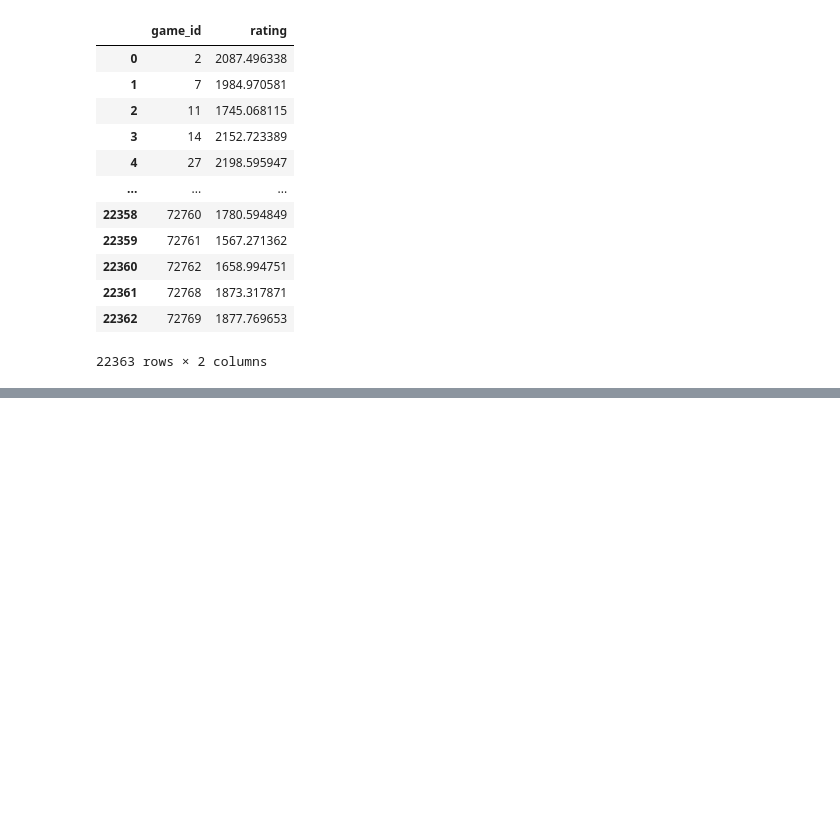
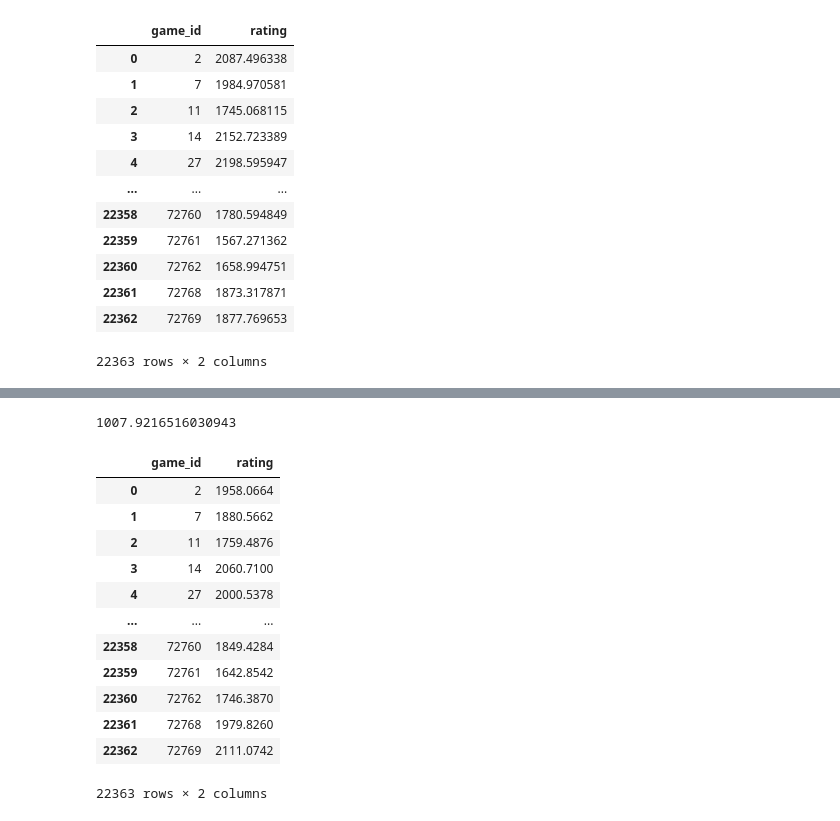
Before and after one commit to Hamsaask/Scrabble-Player-rating-prediction, a Jupyter notebook: scrabble-rating-model.ipynb, the cells around one changed output, grey strips where cells are left out. Cells and saved outputs as stored; diff of their text form; code cells hidden in the pictures; blank space fills up the shorter version.

Commit message:
Kaggle Notebook | Scrabble-rating-model | Version 9

```diff
--- a/scrabble-rating-model.ipynb
+++ b/scrabble-rating-model.ipynb
@@ -331 +339,29 @@ final_df
+# %%
+randomForest= RandomForestRegressor(n_estimators=5000, random_state=0)
+# %%
+randomForest.fit(train_X_copy, train_y)
+pred_rf = randomForest.predict(test_X)
+mae_rf=mean_absolute_error(test_y, pred_rf)
+# %%
+mae_rf
+# %% [output]
+1007.9216516030943
+# %%
+final_df=pd.DataFrame({"game_id":test_X['game_id'],"rating":pred_rf})
+# %%
+final_df
+# %% [output]
+|  | game_id | rating |
+| 0 | 2 | 1958.0664 |
+| 1 | 7 | 1880.5662 |
+| 2 | 11 | 1759.4876 |
+| 3 | 14 | 2060.7100 |
+| 4 | 27 | 2000.5378 |
+| ... | ... | ... |
+| 22358 | 72760 | 1849.4284 |
+| 22359 | 72761 | 1642.8542 |
+| 22360 | 72762 | 1746.3870 |
+| 22361 | 72768 | 1979.8260 |
+| 22362 | 72769 | 2111.0742 |
+22363 rows × 2 columns
 # %%
```
Also changed, not shown: parts of 5 cells of this notebook.
